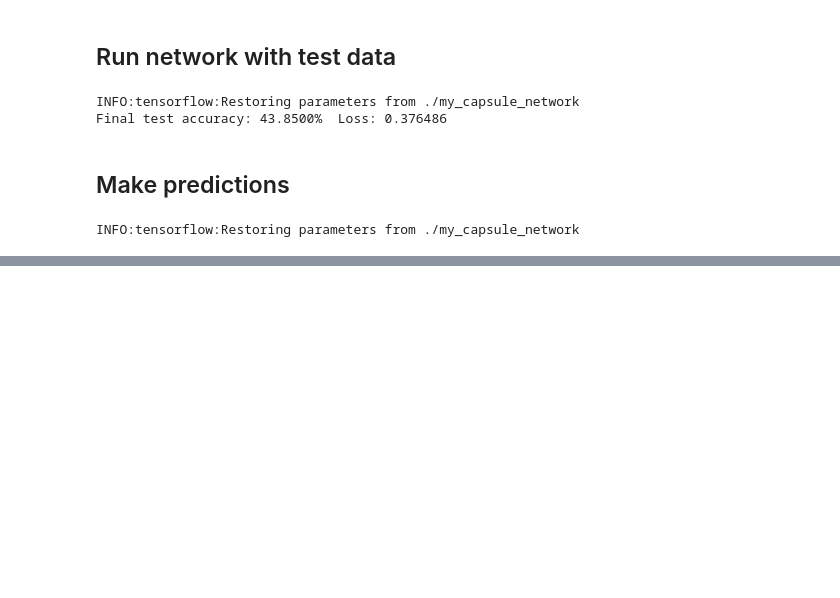
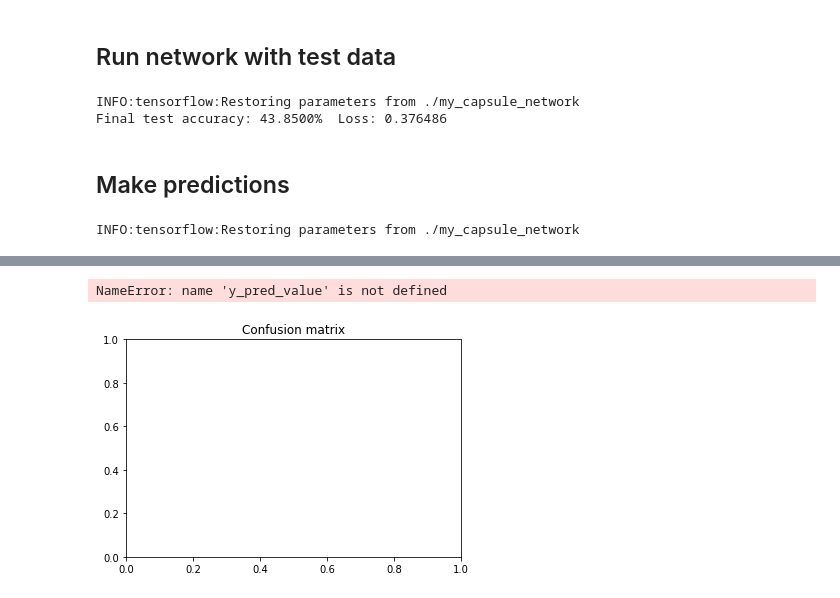
Before and after one commit to qrmt/CapsNet, a Jupyter notebook: load_data.ipynb, the cells around one changed output, grey strips where cells are left out. Drawn from its saved outputs; the diff is of its cells as text; code cells hidden in the pictures; blank space fills up the shorter version.

Commit message:
Add confusion matrix plotting

```diff
--- a/load_data.ipynb
+++ b/load_data.ipynb
@@ -455,0 +457,32 @@ plt.show()
+# %%
+import matplotlib.pyplot as plt
+def plot_confusion(ax, predicted, ground_truth):
+    tn, fp, fn, tp = confusion_matrix(ground_truth, predicted).ravel()
+
+
+    cm = np.array([[tp, fp], [fn,tn]], dtype=np.int8)
+    import itertools
+    ax.imshow(cm, interpolation='nearest', cmap=plot.cm.Blues)
+
+    ax.grid(False)
+
+    fmt = 'd'
+    thresh = cm.max() / 2.
+    for i, j in itertools.product(range(cm.shape[0]), range(cm.shape[1])):
+        ax.text(j, i, format(cm[i, j], fmt),
+                 horizontalalignment="center",
+                 color="white" if cm[i, j] > thresh else "black")
+
+    ax.set_ylabel('Predicted')
+    ax.set_xlabel('Actual')
+
+
+
+ax = plt.gca()
+ax.set_title('Confusion matrix')
+plot_confusion(ax, y_pred_value, test_labels)
+
+plt.show()
+# %% [output]
+NameError: name 'y_pred_value' is not defined
+[figure, added]
```
Also changed, not shown: parts of 2 cells of this notebook.
